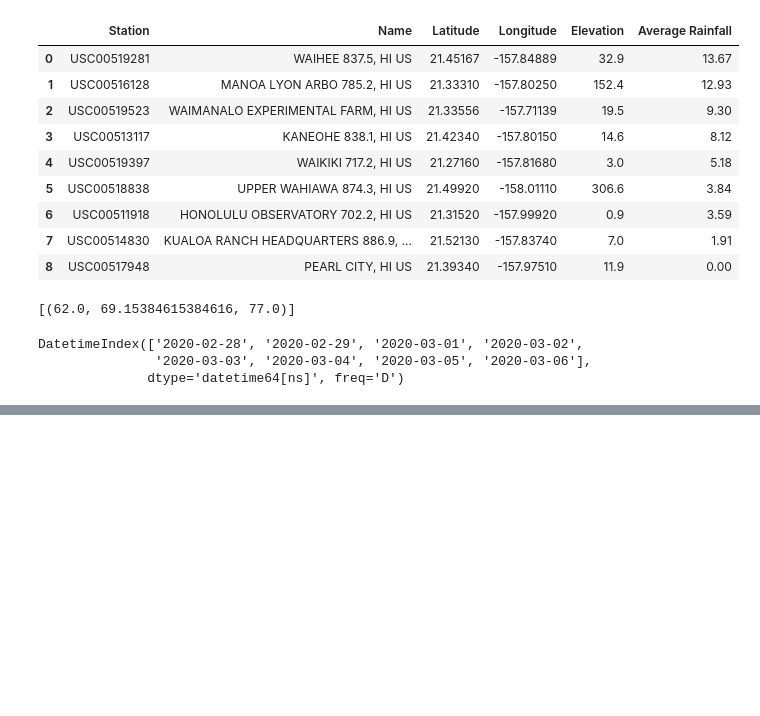
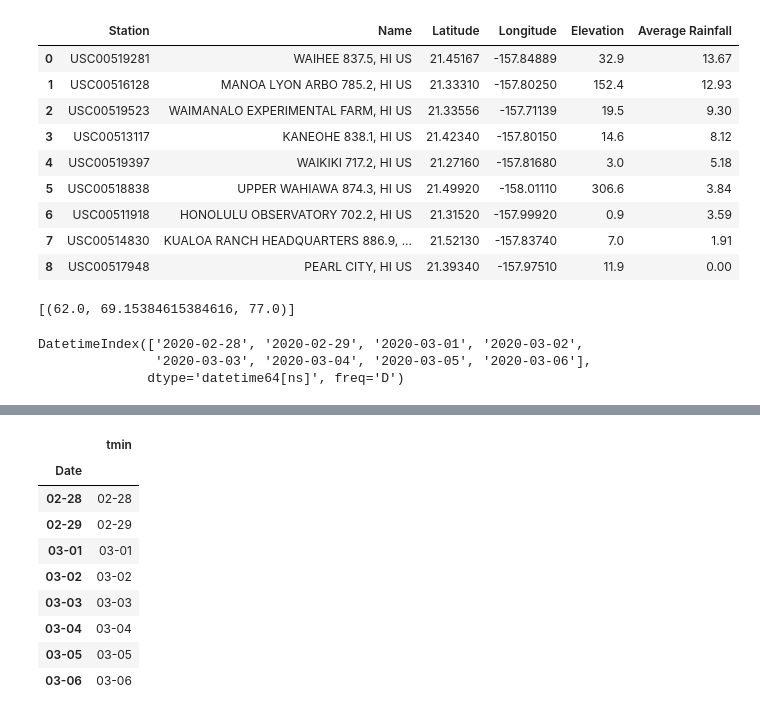
Before and after one commit to Lweston75/sqlalchemy-challenge, a Jupyter notebook: climate_starter.ipynb, the cells around one changed output, grey strips where cells are left out. Drawn from its saved outputs; the diff is of its cells as text; code cells hidden in the pictures; blank space fills up the shorter version.

```diff
--- a/climate_starter.ipynb
+++ b/climate_starter.ipynb
@@ -258,3 +258,22 @@ pd.date_range(start="2/28/2020", periods=8)
 DatetimeIndex(['2020-02-28', '2020-02-29', '2020-03-01', '2020-03-02',
                '2020-03-03', '2020-03-04', '2020-03-05', '2020-03-06'],
               dtype='datetime64[ns]', freq='D')
+# %%
+start_date3 = "2020-02-28"
+end_date3 = "2020-03-06"
+
+#calculate trip length
+start_num = int(start_date3[-2:])
+end_num = int(end_date3[-2:])
+trip_total = end_num - start_num + 1
+
+#start date as datetime object
+start_date3 = dt.datetime.strptime(start_date3, '%Y-%m-%d')
+#list dates (MM-DD) of trip
+date_list = [dt.datetime.strftime(start_date3 + dt.timedelta(days = x), '%m-%d')
+            for x in range(0, tripLength)]
+
+#calculate normals for each date
+normals = [daily_normals(date) for date in date_list]
+
+normals
@@ -261,7 +282,10 @@ DatetimeIndex(['2020-02-28', '2020-02-29', '2020-03-01', '2020-03-02',
 # %%
 # Stip off the year and save a list of %m-%d strings
-month_day = (dt.datetime.strftime(start_date2 + dt.timedelta(days = x), "%M-%D")
-
-
+def daily_normals(day_date):
+    temps = session.query(func.min(measurement.tobs), func.avg(measurement.tobs), func.max(measurement.tobs)).\
+                          filter(func.strftime("%m-%d", measurement.date) == day_date).all()
+trip_dates = pd.date_range(start_date2, end_date2)
+month_day = trip_dates.strftime('%m-%d')
 # Loop through the list of %m-%d strings and calculate the normals for each date
+month_day
 # %% [output]
@@ -269,4 +293,22 @@ SyntaxError: invalid syntax (<ipython-input-246-db11462a3243>, line 4)
 # %%
 # Load the previous query results into a Pandas DataFrame and add the `trip_dates` range as the `date` index
+normals = [np.array(normal[0]) for normal in normals]
+month_day_df = pd.DataFrame(month_day)
+month_day_df["Date"] = month_day
+month_day_df = month_day_df.set_index("Date")
+month_day_df = month_day_df.rename(columns={0: "tmin", 1: "tavg", 2: "tmax"})
+
+month_day_df
+# %% [output]
+|  | tmin |
+| Date |  |
+| 02-28 | 02-28 |
+| 02-29 | 02-29 |
+| 03-01 | 03-01 |
+| 03-02 | 03-02 |
+| 03-03 | 03-03 |
+| 03-04 | 03-04 |
+| 03-05 | 03-05 |
+| 03-06 | 03-06 |
 # %%
 # Plot the daily normals as an area plot with `stacked=False`
```
Also changed, not shown: parts of 2 cells of this notebook, 4 other files.
